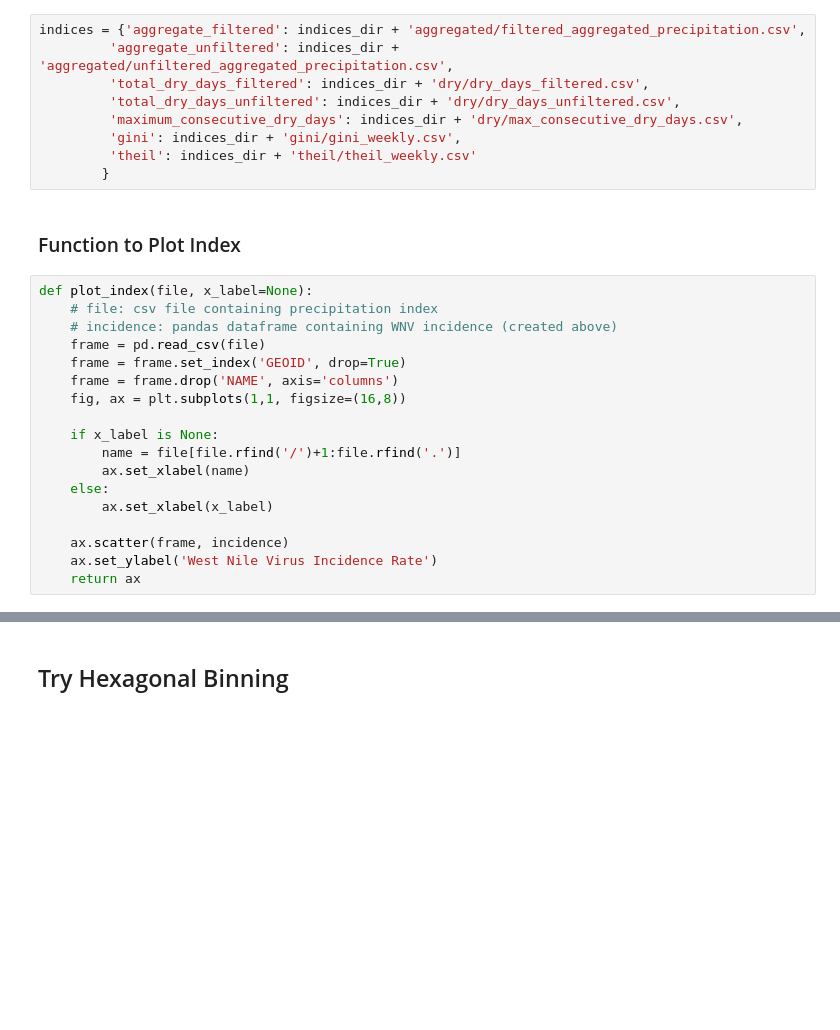
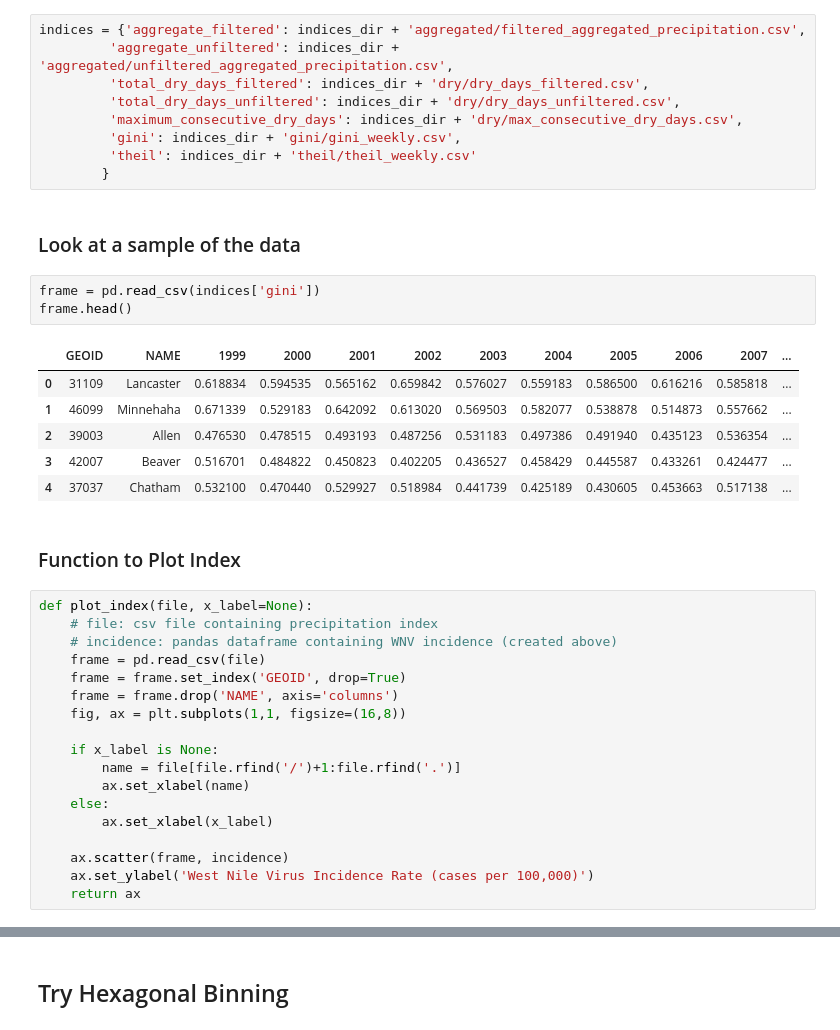
Before and after one commit to ncsa/CPRHD_WNV_USA_SWMM, a Jupyter notebook: jupyter_notebooks/WNV_Model_Precipitation_Indices/Indices/Precipitation_Indices_Plots.ipynb, the cells around one changed output, grey strips where cells are left out. Cells and saved outputs as stored; diff of their text form; blank space fills up the shorter version.

```diff
--- a/jupyter_notebooks/WNV_Model_Precipitation_Indices/Indices/Precipitation_Indices_Plots.ipynb
+++ b/jupyter_notebooks/WNV_Model_Precipitation_Indices/Indices/Precipitation_Indices_Plots.ipynb
@@ -52,6 +45,18 @@ indices = {'aggregate_filtered': indices_dir + 'aggregated/filtered_aggregated_p
          'gini': indices_dir + 'gini/gini_weekly.csv',
          'theil': indices_dir + 'theil/theil_weekly.csv'
         }
+# %% [markdown]
+### Look at a sample of the data
+# %%
+frame = pd.read_csv(indices['gini'])
+frame.head()
+# %% [output]
+|  | GEOID | NAME | 1999 | 2000 | 2001 | 2002 | 2003 | 2004 | 2005 | 2006 | 2007 | ... |
+| 0 | 31109 | Lancaster | 0.618834 | 0.594535 | 0.565162 | 0.659842 | 0.576027 | 0.559183 | 0.586500 | 0.616216 | 0.585818 | ... |
+| 1 | 46099 | Minnehaha | 0.671339 | 0.529183 | 0.642092 | 0.613020 | 0.569503 | 0.582077 | 0.538878 | 0.514873 | 0.557662 | ... |
+| 2 | 39003 | Allen | 0.476530 | 0.478515 | 0.493193 | 0.487256 | 0.531183 | 0.497386 | 0.491940 | 0.435123 | 0.536354 | ... |
+| 3 | 42007 | Beaver | 0.516701 | 0.484822 | 0.450823 | 0.402205 | 0.436527 | 0.458429 | 0.445587 | 0.433261 | 0.424477 | ... |
+| 4 | 37037 | Chatham | 0.532100 | 0.470440 | 0.529927 | 0.518984 | 0.441739 | 0.425189 | 0.430605 | 0.453663 | 0.517138 | ... |
 # %% [markdown]
 ### Function to Plot Index
 # %%
@@ -70,7 +75,7 @@ def plot_index(file, x_label=None):
         ax.set_xlabel(x_label)
 
     ax.scatter(frame, incidence)
-    ax.set_ylabel('West Nile Virus Incidence Rate')
+    ax.set_ylabel('West Nile Virus Incidence Rate (cases per 100,000)')
     return ax
 # %%
 for index in indices:
```
Also changed, not shown: parts of 19 cells of this notebook, 14 other files.
